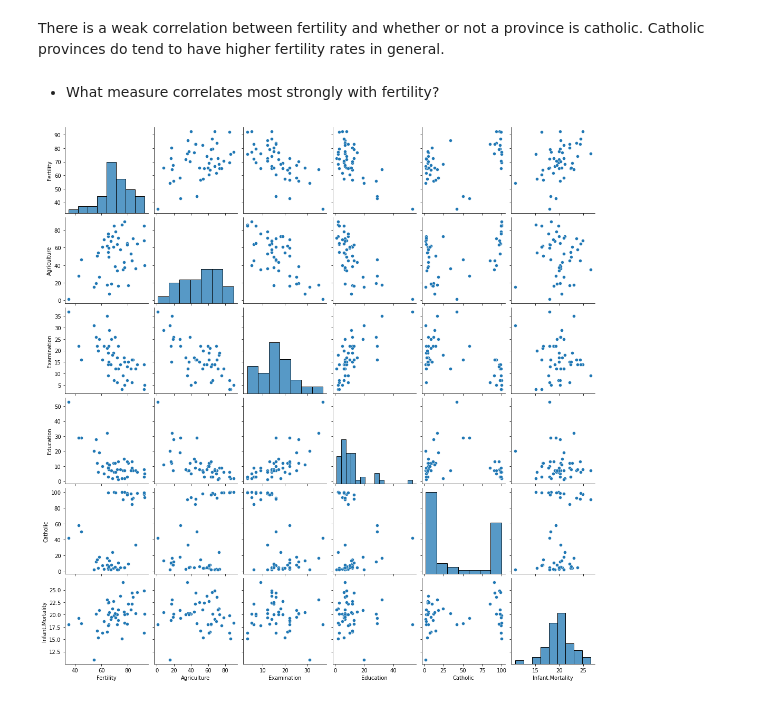
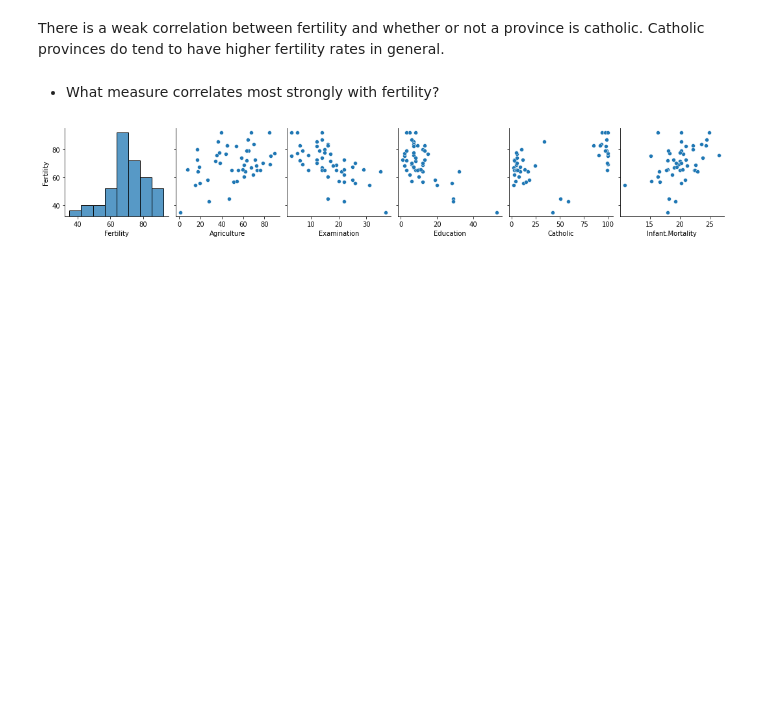
Before and after one commit to alegarcia-dev/numpy-pandas-visualization-exercises, a Jupyter notebook: seaborn_exercises.ipynb, the cells around one changed output. Saved outputs shown, nothing was run; the diff lists cells and outputs as text; code cells hidden in the pictures; blank space fills up the shorter version.

```diff
--- a/seaborn_exercises.ipynb
+++ b/seaborn_exercises.ipynb
@@ -173,6 +175,6 @@ There is a weak correlation between fertility and whether or not a province is c
 # %% [markdown]
 - What measure correlates most strongly with fertility?
 # %%
-sns.pairplot(swiss.drop(columns = ['is_catholic']));
+sns.pairplot(swiss.drop(columns = ['is_catholic']), y_vars = 'Fertility');
 # %% [output]
-[figure, old version]
+[figure, new version]
```
Also changed, not shown: parts of 12 cells of this notebook.
